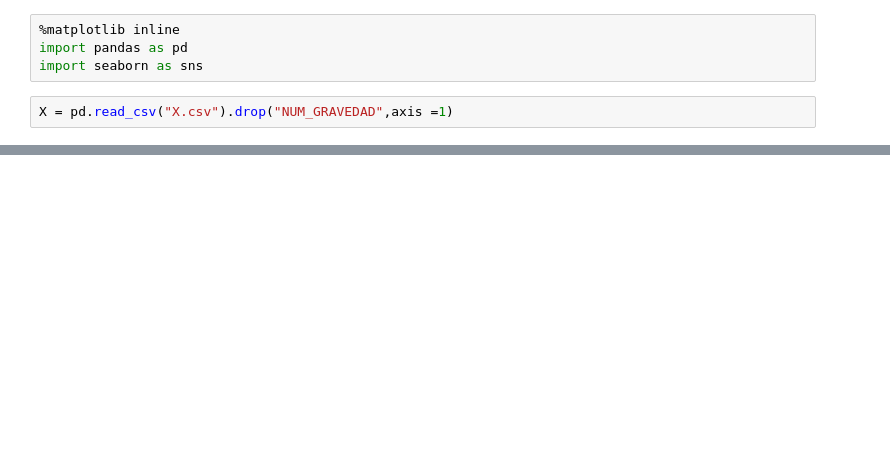
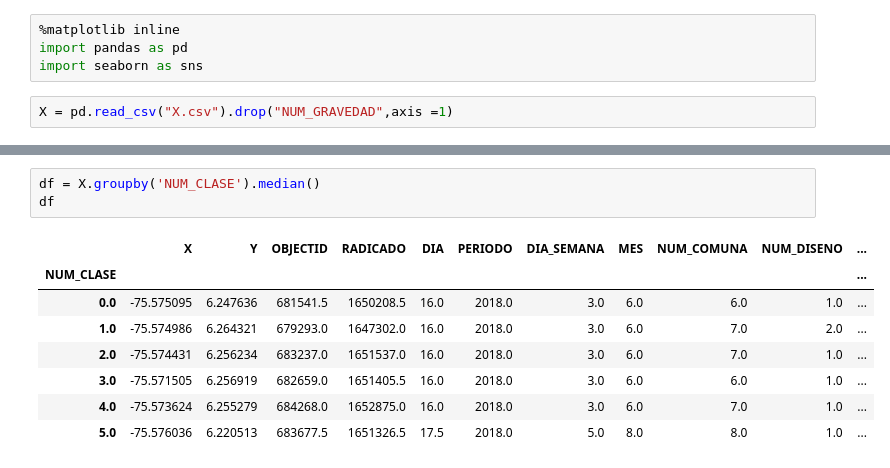
Before and after one commit to sergio2526/Modelo-Accidentes, a Jupyter notebook: Codigo/Matriz_de_correlación.ipynb, the cells around one changed output, grey strips where cells are left out. Cells and saved outputs as stored; diff of their text form; blank space fills up the shorter version.

```diff
--- a/Codigo/Matriz_de_correlación.ipynb
+++ b/Codigo/Matriz_de_correlación.ipynb
@@ -27,0 +28,12 @@ sns.heatmap(X.corr())
+# %%
+df = X.groupby('NUM_CLASE').median()
+df
+# %% [output]
+|  | X | Y | OBJECTID | RADICADO | DIA | PERIODO | DIA_SEMANA | MES | NUM_COMUNA | NUM_DISENO | ... |
+| NUM_CLASE |  |  |  |  |  |  |  |  |  |  | ... |
+| 0.0 | -75.575095 | 6.247636 | 681541.5 | 1650208.5 | 16.0 | 2018.0 | 3.0 | 6.0 | 6.0 | 1.0 | ... |
+| 1.0 | -75.574986 | 6.264321 | 679293.0 | 1647302.0 | 16.0 | 2018.0 | 3.0 | 6.0 | 7.0 | 2.0 | ... |
+| 2.0 | -75.574431 | 6.256234 | 683237.0 | 1651537.0 | 16.0 | 2018.0 | 3.0 | 6.0 | 7.0 | 1.0 | ... |
+| 3.0 | -75.571505 | 6.256919 | 682659.0 | 1651405.5 | 16.0 | 2018.0 | 3.0 | 6.0 | 6.0 | 1.0 | ... |
+| 4.0 | -75.573624 | 6.255279 | 684268.0 | 1652875.0 | 16.0 | 2018.0 | 3.0 | 6.0 | 7.0 | 1.0 | ... |
+| 5.0 | -75.576036 | 6.220513 | 683677.5 | 1651326.5 | 17.5 | 2018.0 | 5.0 | 8.0 | 8.0 | 1.0 | ... |
```
Also changed, not shown: parts of 3 cells of this notebook, 42 other files.
